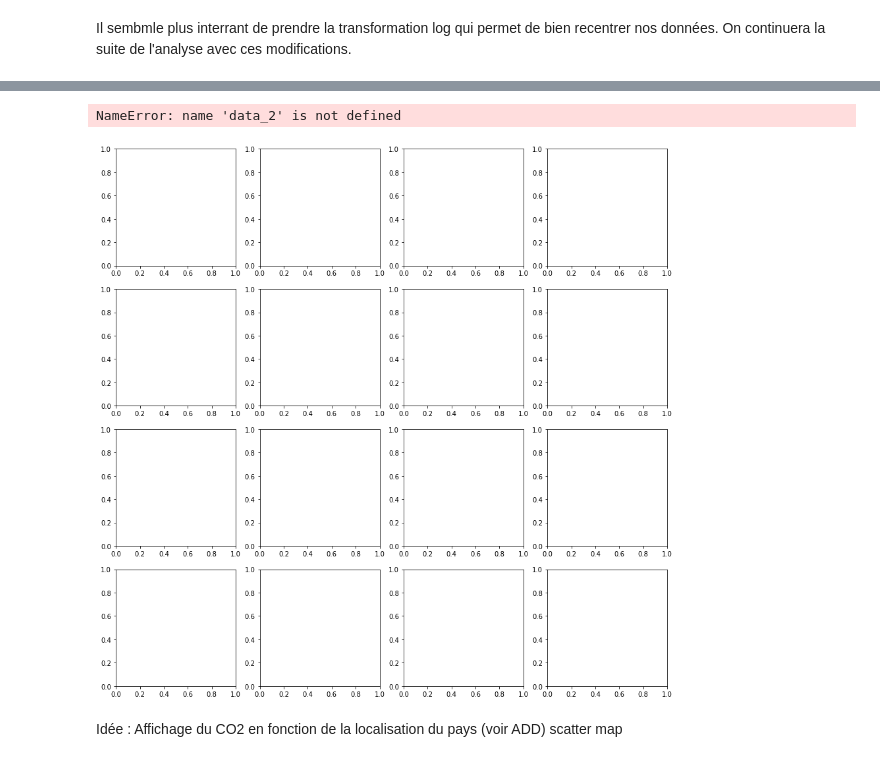
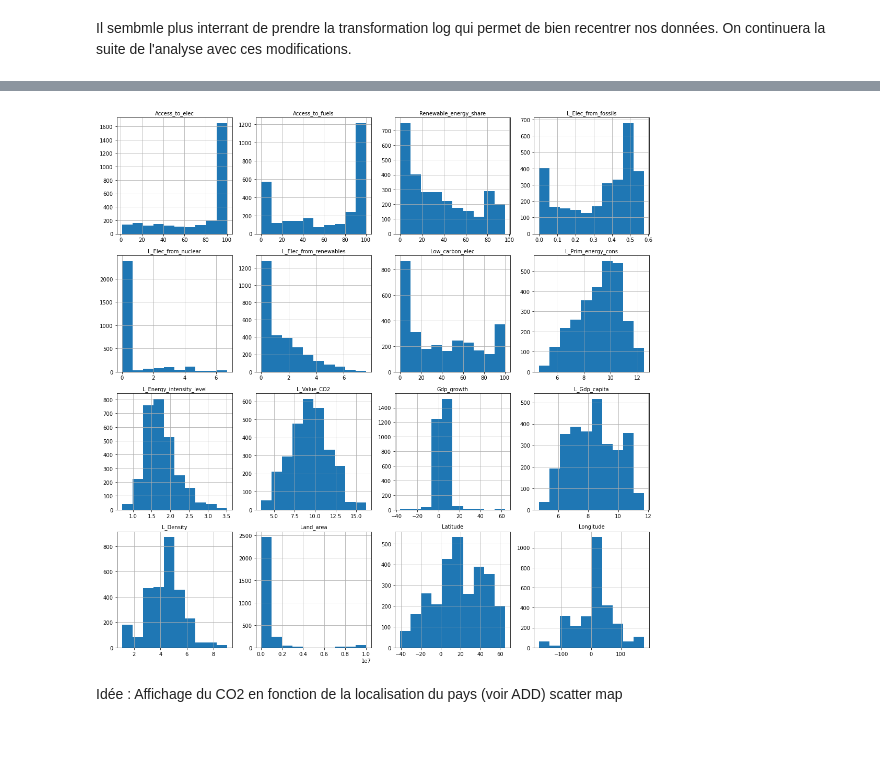
Before and after one commit to PaolaDeTruchis/MachineLearning, a Jupyter notebook: Projet_ML.ipynb, the cells around one changed output, grey strips where cells are left out. Saved outputs shown, nothing was run; the diff lists cells and outputs as text; code cells hidden in the pictures.

```diff
--- a/Projet_ML.ipynb
+++ b/Projet_ML.ipynb
@@ -189,8 +190,9 @@ list_var_a_recentrer =  list_col[5:8] + list_col[9:12] + list_col[13:15] # col_r
 
 for col in list_var_a_recentrer:
     data_centre[col] = data[col].map(lambda x: np.log(x+1))
-    data_centre = data_r.rename(columns={col : 'L' + col })
+    data_centre = data_centre.rename(columns={col : 'L_' + col })
 
 
 data_centre.head()
+data_centre.columns.tolist()
 # %% [output]
@@ -204,7 +218,7 @@ data_centre.head()
 list_col = list(data.columns)
 list_col_quanti = list_col[2:]
 
-fig ,axs = plt.subplots(8,2, figsize=(20,60)) # prépare pour dessiner la figure
+fig ,axs = plt.subplots(4,4, figsize=(20,60)) # prépare pour dessiner la figure
 axs = axs.flatten()
 
 for i,col in enumerate(list_col_quanti):
@@ -218,18 +232,17 @@ plt.show()
 # %%
 fig2 ,axs2 = plt.subplots(4,4, figsize=(15,15))
 
-col2 = data_2.columns
+col2 = data_centre.columns
 axs2 = axs2.flatten()
 
 for i in range(len(col2) - 2):
-    data_2[col2[i + 2]].hist(ax=axs2[i])
+    data_centre[col2[i + 2]].hist(ax=axs2[i])
     axs2[i].set_title(col2[i + 2], fontsize=10)
 
 plt.tight_layout()
 plt.show()
 # %% [output]
-NameError: name 'data_2' is not defined
-[figure, old version]
+[figure, new version]
 # %% [markdown]
 Idée : Affichage du CO2 en fonction de la localisation du pays (voir ADD) scatter map
 # %% [markdown]
```
Also changed, not shown: parts of 29 cells of this notebook.
